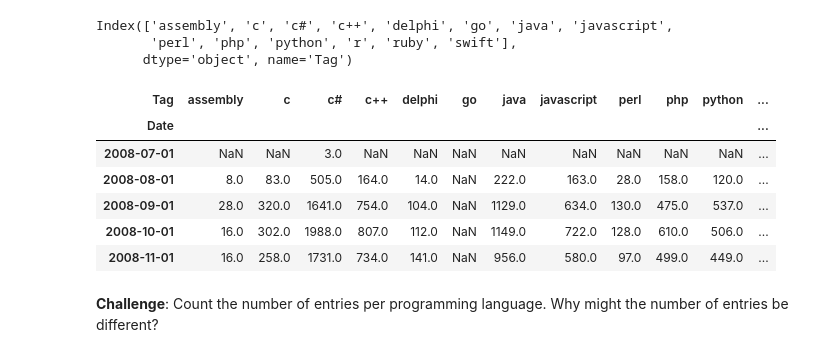
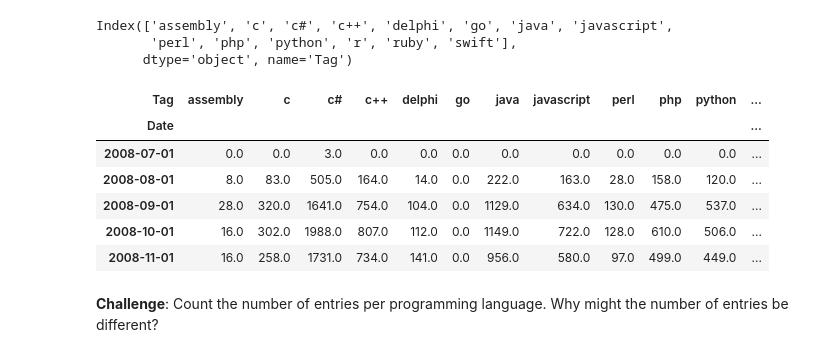
Before and after one commit to Xor01/Most-popular-programming-language, a Jupyter notebook: Programming_Languages.ipynb, the cells around one changed output. Cells and saved outputs as stored; diff of their text form; code cells hidden in the pictures.

```diff
--- a/Programming_Languages.ipynb
+++ b/Programming_Languages.ipynb
@@ -155,16 +155,17 @@ pv_df.columns
 Index(['assembly', 'c', 'c#', 'c++', 'delphi', 'go', 'java', 'javascript',
        'perl', 'php', 'python', 'r', 'ruby', 'swift'],
       dtype='object', name='Tag')
-# %%
-pv_df.head()
-# %% [output]
-| Tag | assembly | c | c# | c++ | delphi | go | java | javascript | perl | php | python | ... |
-| Date |  |  |  |  |  |  |  |  |  |  |  | ... |
-| 2008-07-01 | NaN | NaN | 3.0 | NaN | NaN | NaN | NaN | NaN | NaN | NaN | NaN | ... |
-| 2008-08-01 | 8.0 | 83.0 | 505.0 | 164.0 | 14.0 | NaN | 222.0 | 163.0 | 28.0 | 158.0 | 120.0 | ... |
-| 2008-09-01 | 28.0 | 320.0 | 1641.0 | 754.0 | 104.0 | NaN | 1129.0 | 634.0 | 130.0 | 475.0 | 537.0 | ... |
-| 2008-10-01 | 16.0 | 302.0 | 1988.0 | 807.0 | 112.0 | NaN | 1149.0 | 722.0 | 128.0 | 610.0 | 506.0 | ... |
-| 2008-11-01 | 16.0 | 258.0 | 1731.0 | 734.0 | 141.0 | NaN | 956.0 | 580.0 | 97.0 | 499.0 | 449.0 | ... |
+# %%
+pv_df.fillna(0, inplace=True)
+pv_df.head()
+# %% [output]
+| Tag | assembly | c | c# | c++ | delphi | go | java | javascript | perl | php | python | ... |
+| Date |  |  |  |  |  |  |  |  |  |  |  | ... |
+| 2008-07-01 | 0.0 | 0.0 | 3.0 | 0.0 | 0.0 | 0.0 | 0.0 | 0.0 | 0.0 | 0.0 | 0.0 | ... |
+| 2008-08-01 | 8.0 | 83.0 | 505.0 | 164.0 | 14.0 | 0.0 | 222.0 | 163.0 | 28.0 | 158.0 | 120.0 | ... |
+| 2008-09-01 | 28.0 | 320.0 | 1641.0 | 754.0 | 104.0 | 0.0 | 1129.0 | 634.0 | 130.0 | 475.0 | 537.0 | ... |
+| 2008-10-01 | 16.0 | 302.0 | 1988.0 | 807.0 | 112.0 | 0.0 | 1149.0 | 722.0 | 128.0 | 610.0 | 506.0 | ... |
+| 2008-11-01 | 16.0 | 258.0 | 1731.0 | 734.0 | 141.0 | 0.0 | 956.0 | 580.0 | 97.0 | 499.0 | 449.0 | ... |
 # %% [markdown]
 **Challenge**: Count the number of entries per programming language. Why might the number of entries be different?
 # %% [markdown]
```
